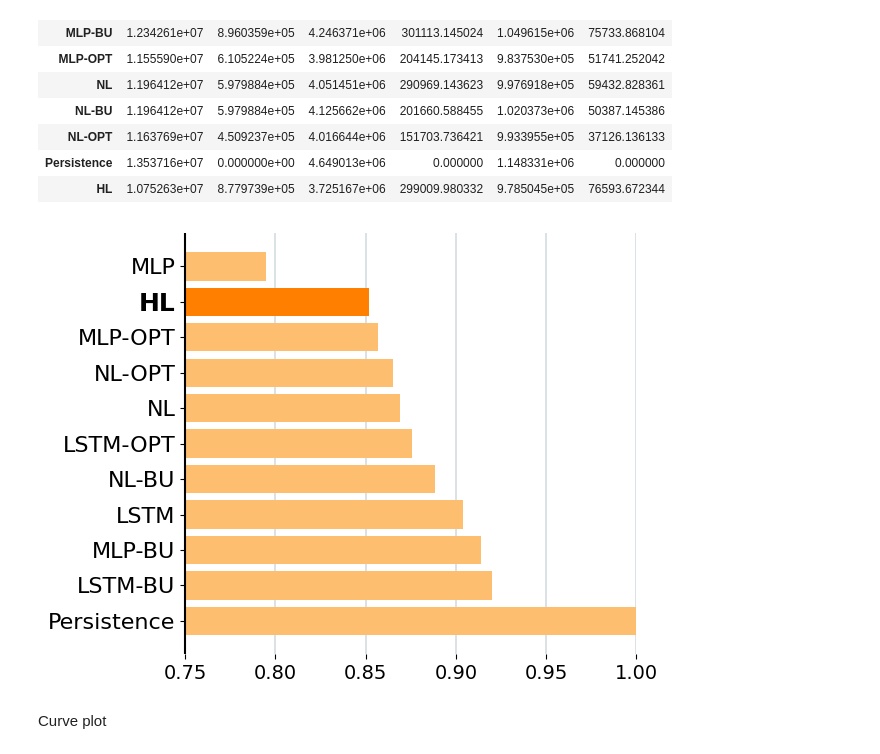
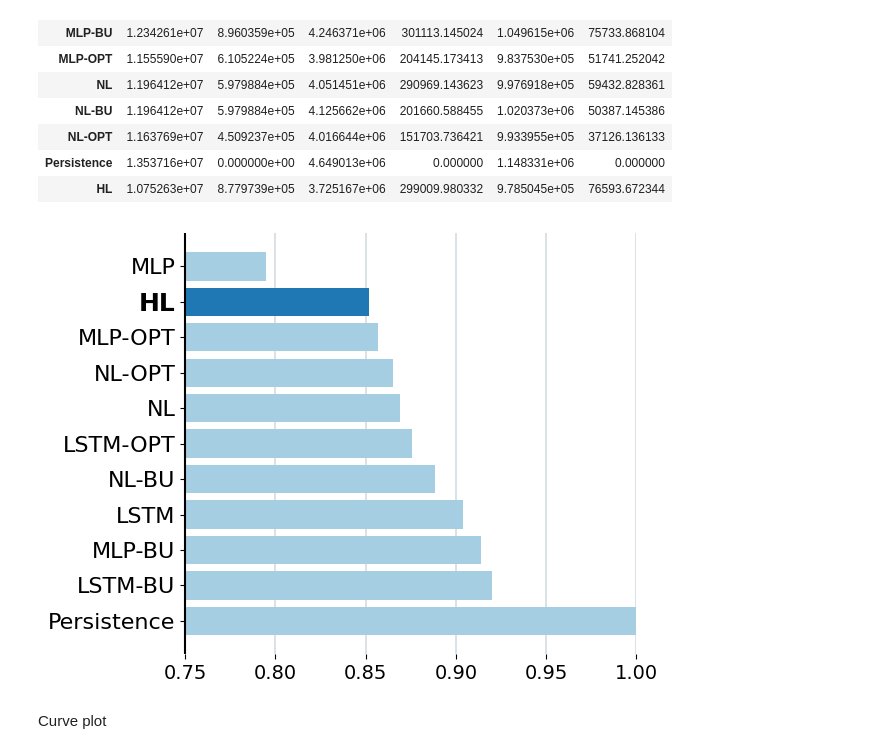
Before and after one commit to WillWang1113/MultiresolutionForecasting, a Jupyter notebook: 03-plot.ipynb, the cells around one changed output. Saved outputs shown, nothing was run; the diff lists cells and outputs as text; code cells hidden in the pictures.

```diff
--- a/02-Test.ipynb
+++ b/03-plot.ipynb
@@ -698,37 +698,37 @@ ax.set_xlim(0.75, 1)
 
 
 bar_freq = bar_freq.sort_values(ascending=False)
 
 bars = []
 for name in bar_freq.index.tolist():
     if name.__contains__("HL"):
-        c = plt.get_cmap("Paired").colors[3+4]
+        c = plt.get_cmap("Paired").colors[1]
     else:
-        c= plt.get_cmap("Paired").colors[2+4]
+        c= plt.get_cmap("Paired").colors[0]
     b = ax.barh(name,
             bar_freq[name],
             color=c)
     bars.append(b)
 
 ax.set_axisbelow(True)
 ax.grid(axis = "x", color="#A8BAC4", lw=1.2,visible=True, which="both",alpha=0.5)
 ax.spines["right"].set_visible(False)
 ax.spines["top"].set_visible(False)
 ax.spines["bottom"].set_visible(False)
 ax.spines["left"].set_lw(1.5)
 ax.spines["left"].set_capstyle("butt")
 # ax.set_xlabel("operational cost")
 for i, tick in enumerate(ax.get_yticklabels()):
     tick.set_fontsize(16)
 
     if i == (len(ax.get_yticklabels())-2):
         tick.set_fontweight('bold')
         tick.set_fontsize(18)
 ax.xaxis.set_tick_params(labelsize=14)
 fig.tight_layout()
-fig.savefig(f"savings/day_ahead_cost_{avg_terms}.pdf", bbox_inches="tight")
+# fig.savefig(f"savings/day_ahead_cost_{avg_terms}.pdf", bbox_inches="tight")
 # %% [output]
-[figure, old version]
+[figure, new version]
 # %%
 # dataset = "mfred"
 dataset = "nrel"
```
Also changed, not shown: 11 other files.
